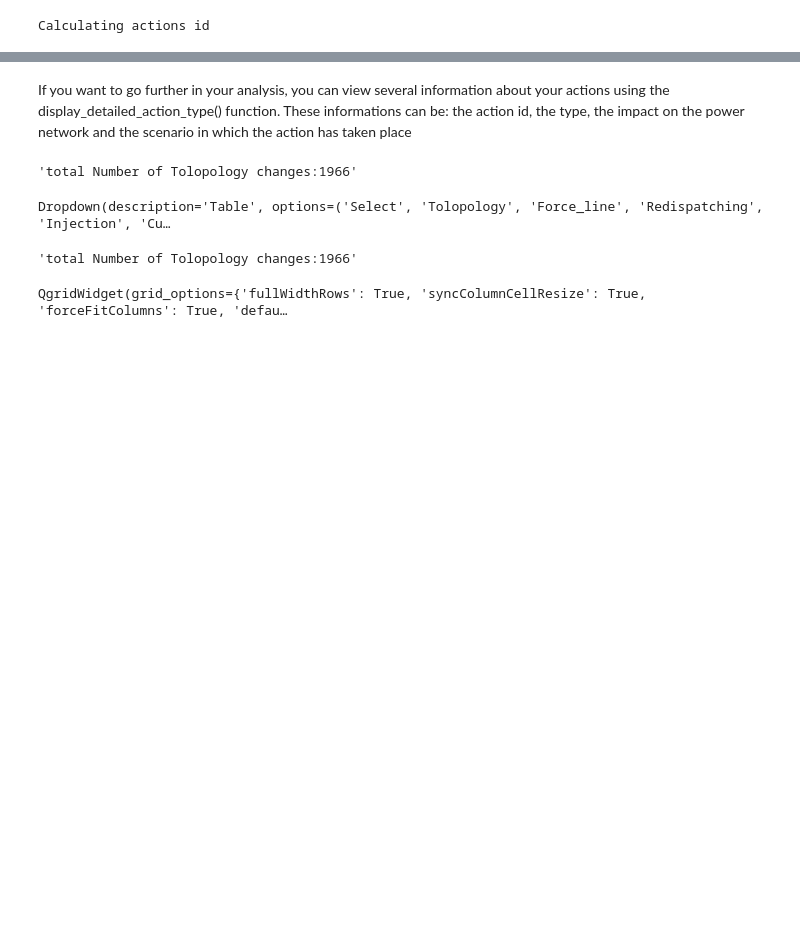
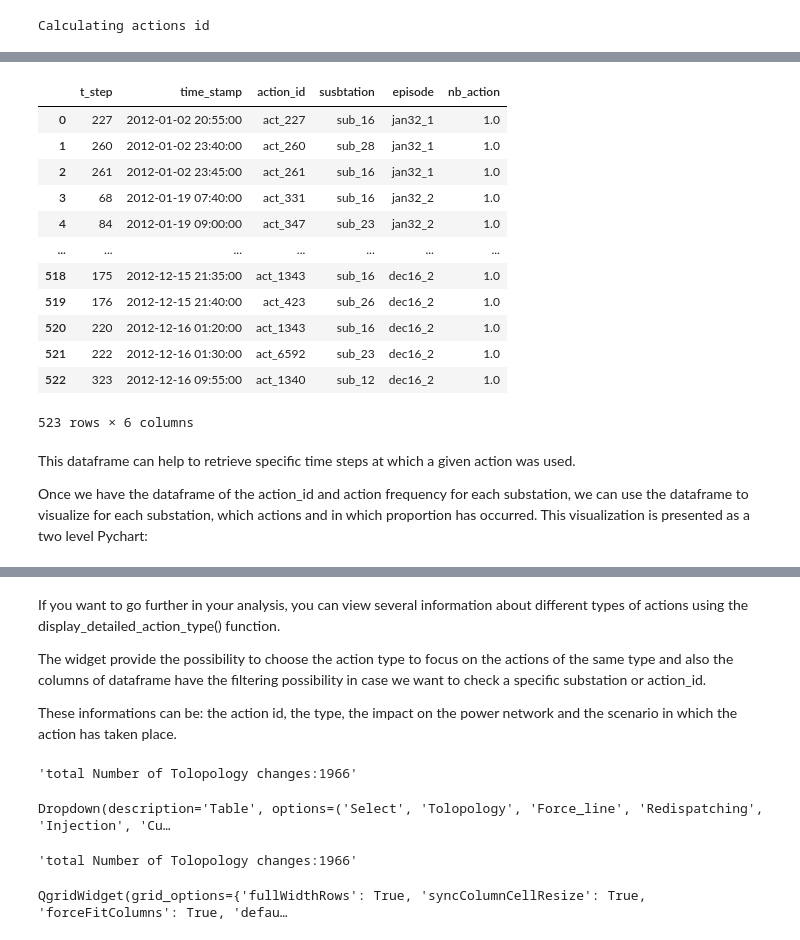
Before and after one commit to seifou23i/Grid2Bench, a Jupyter notebook: getting_started/Getting_Started.ipynb, the cells around one changed output, grey strips where cells are left out. Cells and saved outputs as stored; diff of their text form; code cells hidden in the pictures; blank space fills up the shorter version.

```diff
--- a/getting_started/Getting_Started.ipynb
+++ b/getting_started/Getting_Started.ipynb
@@ -43,7 +56,7 @@ episodes_names = conf.get_option_tolist('episodes_names')
 # %%
 agents = AgentsAnalytics(
     data_path=input_data_path,
-    agents_names= agents_names,
+    agents_names= ['PPO_Agent', 'Tutor_binbinchen'], #agents_names,
     episodes_names= episodes_names)
 # %%
 print(agents.episodes_names)
@@ -114,3 +125,23 @@ eps.plot_actions_by_station_by_id(
+# %%
+df
+# %% [output]
+|  | t_step | time_stamp | action_id | susbtation | episode | nb_action |
+| 0 | 227 | 2012-01-02 20:55:00 | act_227 | sub_16 | jan32_1 | 1.0 |
+| 1 | 260 | 2012-01-02 23:40:00 | act_260 | sub_28 | jan32_1 | 1.0 |
+| 2 | 261 | 2012-01-02 23:45:00 | act_261 | sub_16 | jan32_1 | 1.0 |
+| 3 | 68 | 2012-01-19 07:40:00 | act_331 | sub_16 | jan32_2 | 1.0 |
+| 4 | 84 | 2012-01-19 09:00:00 | act_347 | sub_23 | jan32_2 | 1.0 |
+| ... | ... | ... | ... | ... | ... | ... |
+| 518 | 175 | 2012-12-15 21:35:00 | act_1343 | sub_16 | dec16_2 | 1.0 |
+| 519 | 176 | 2012-12-15 21:40:00 | act_423 | sub_26 | dec16_2 | 1.0 |
+| 520 | 220 | 2012-12-16 01:20:00 | act_1343 | sub_16 | dec16_2 | 1.0 |
+| 521 | 222 | 2012-12-16 01:30:00 | act_6592 | sub_23 | dec16_2 | 1.0 |
+| 522 | 323 | 2012-12-16 09:55:00 | act_1340 | sub_12 | dec16_2 | 1.0 |
+523 rows × 6 columns
+# %% [markdown]
+This dataframe can help to retrieve specific time steps at which a given action was used.
+
+Once we have the dataframe of the action_id and action frequency for each substation, we can use the dataframe to visualize for each substation, which actions and in which proportion has occurred. This visualization is presented as a two level Pychart:
 # %%
 eps.plot_actions_by_station_by_id(
     df,
@@ -119,4 +150,8 @@ eps.plot_actions_by_station_by_id(
 # %% [output]
 [interactive output not drawn]
 # %% [markdown]
-If you want to go further in your analysis, you can view several information about your actions using the display_detailed_action_type() function. These informations can be: the action id, the type, the impact on the power network and the scenario in which the action has taken place
+If you want to go further in your analysis, you can view several information about different types of actions using the display_detailed_action_type() function.
+
+The widget provide the possibility to choose the action type to focus on the actions of the same type and also the columns of dataframe have the filtering possibility in case we want to check a specific substation or action_id.
+
+These informations can be: the action id, the type, the impact on the power network and the scenario in which the action has taken place.
```
Also changed, not shown: parts of 32 cells of this notebook.
